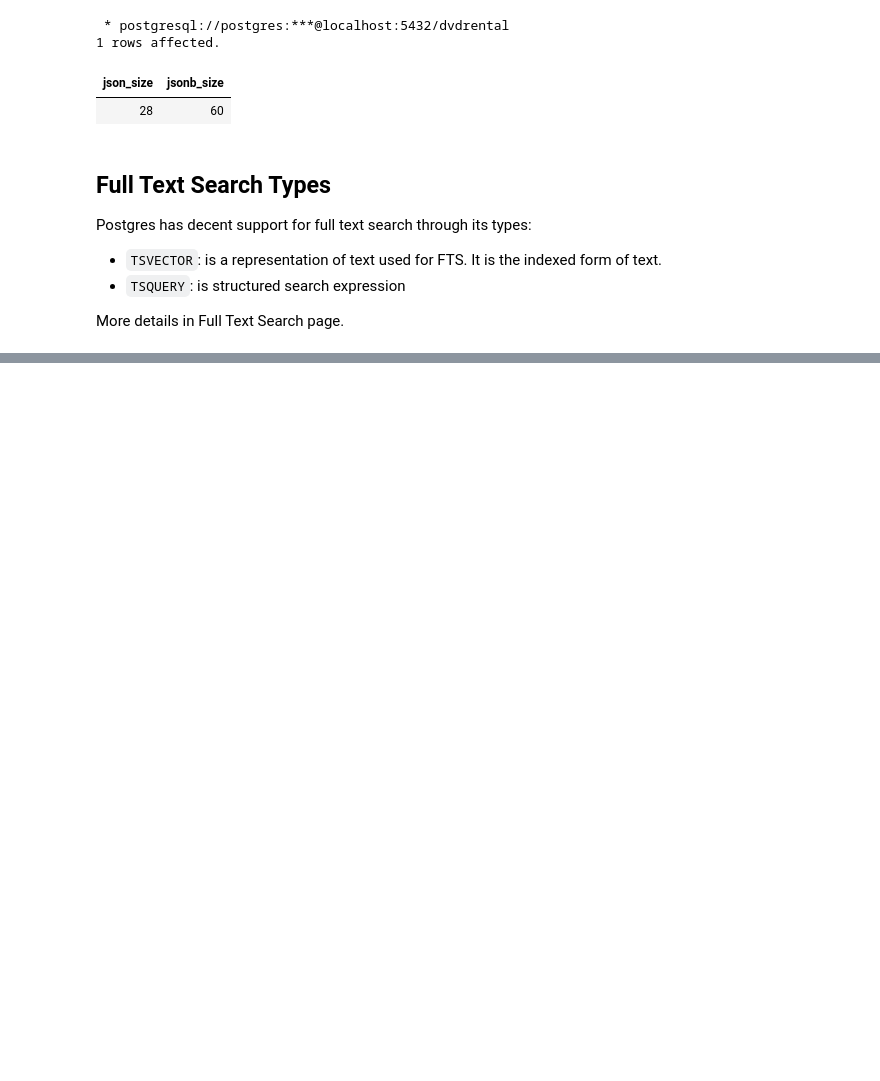
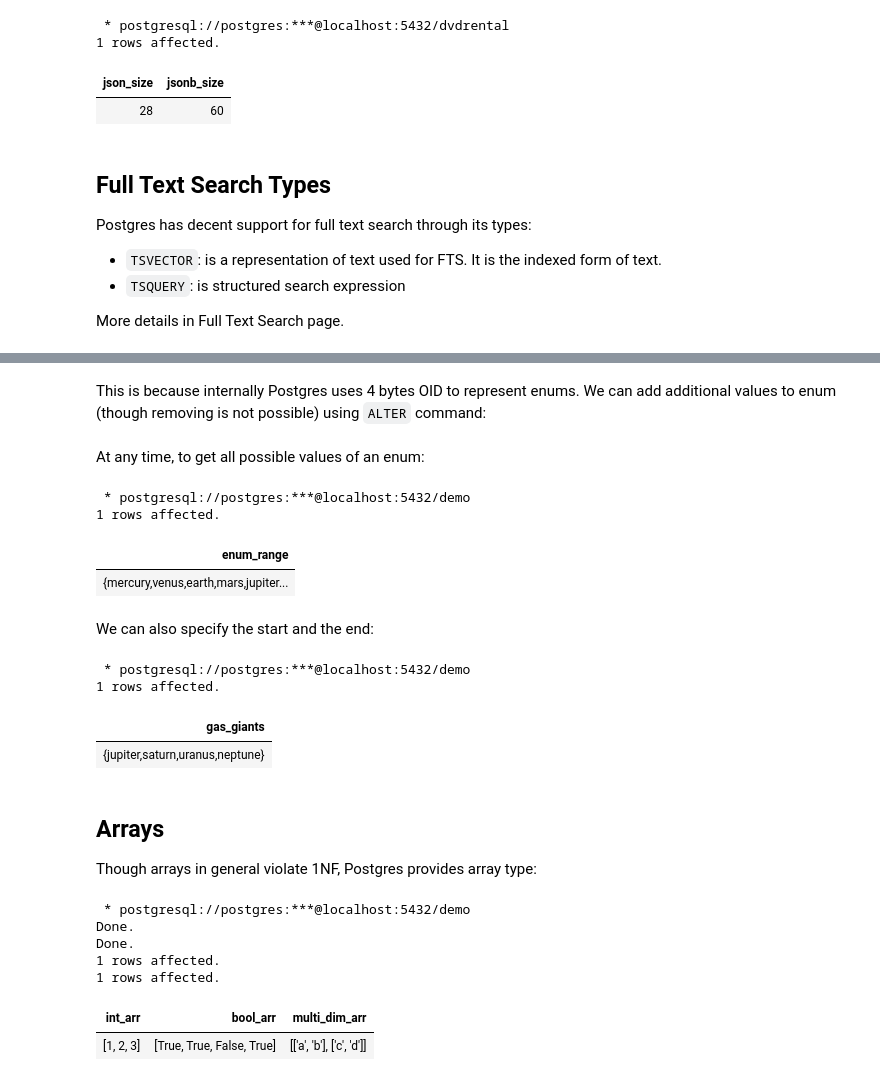
Before and after one commit to anjumsalman/jupyter-notebooks, a Jupyter notebook: Database/Postgres/Data Types.ipynb, the cells around one changed output, grey strips where cells are left out. Drawn from its saved outputs; the diff is of its cells as text; code cells hidden in the pictures; blank space fills up the shorter version.

```diff
--- a/Database/Postgres/Data Types.ipynb
+++ b/Database/Postgres/Data Types.ipynb
@@ -490,0 +533,2 @@ More details in Full Text Search page.
+# %% [markdown]
+This is because internally Postgres uses 4 bytes OID to represent enums. We can add additional values to enum (though removing is not possible) using `ALTER` command:
@@ -490,0 +539,51 @@ More details in Full Text Search page.
+# %% [markdown]
+At any time, to get all possible values of an enum:
+# %%
+%%sql
+
+SELECT ENUM_RANGE(null::PLANETS);
+# %% [output]
+ * postgresql://postgres:***@localhost:5432/demo
+1 rows affected.
+| enum_range |
+| {mercury,venus,earth,mars,jupiter... |
+# %% [markdown]
+We can also specify the start and the end:
+# %%
+%%sql
+
+SELECT ENUM_RANGE('jupiter'::PLANETS, 'neptune'::PLANETS)
+AS gas_giants;
+# %% [output]
+ * postgresql://postgres:***@localhost:5432/demo
+1 rows affected.
+| gas_giants |
+| {jupiter,saturn,uranus,neptune} |
+# %% [markdown]
+## Arrays
+Though arrays in general violate 1NF, Postgres provides array type:
+# %%
+%%sql
+
+CREATE TABLE array_example (
+    int_arr INTEGER ARRAY,
+    bool_arr BOOLEAN[],
+    multi_dim_arr CHAR(1)[][]
+);
+
+INSERT INTO array_example (int_arr, bool_arr, multi_dim_arr)
+VALUES (
+    ARRAY [1, 2, 3],
+    '{true, true, false, true}',
+    '{{a,b},{c,d}}' -- # Subarray dimensions must match
+);
+
+SELECT * FROM array_example;
+# %% [output]
+ * postgresql://postgres:***@localhost:5432/demo
+Done.
+Done.
+1 rows affected.
+1 rows affected.
+| int_arr | bool_arr | multi_dim_arr |
+| [1, 2, 3] | [True, True, False, True] | [['a', 'b'], ['c', 'd']] |
```
Also changed, not shown: parts of 12 cells of this notebook, 2 other files.
